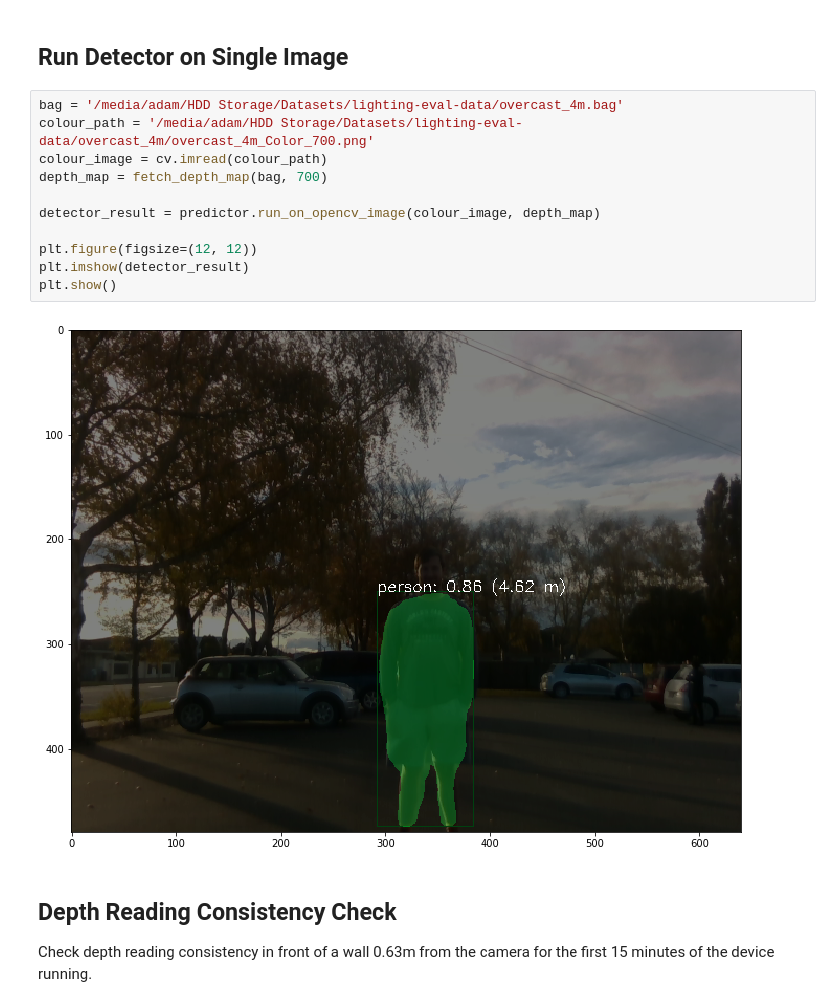
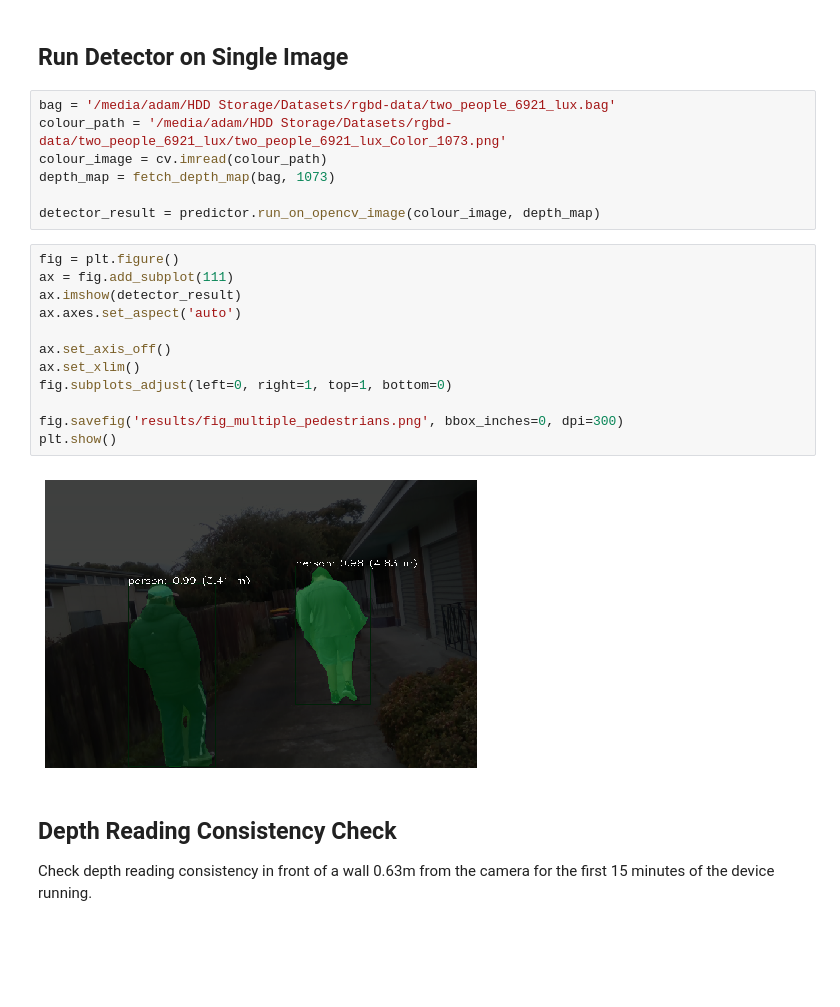
Before and after one commit to adamtupper/pedestrian-proximity-detector, a Jupyter notebook: model_evaluation.ipynb, the cells around one changed output. Saved outputs shown, nothing was run; the diff lists cells and outputs as text; blank space fills up the shorter version.

Commit message:
Run single image detection and save image for multiple pedestrians.

```diff
--- a/model_evaluation.ipynb
+++ b/model_evaluation.ipynb
@@ -298,18 +298,26 @@ plt.show()
 # %% [markdown]
 ## Run Detector on Single Image
 # %%
-bag = '/media/adam/HDD Storage/Datasets/lighting-eval-data/overcast_4m.bag'
-colour_path = '/media/adam/HDD Storage/Datasets/lighting-eval-data/overcast_4m/overcast_4m_Color_700.png'
+bag = '/media/adam/HDD Storage/Datasets/rgbd-data/two_people_6921_lux.bag'
+colour_path = '/media/adam/HDD Storage/Datasets/rgbd-data/two_people_6921_lux/two_people_6921_lux_Color_1073.png'
 colour_image = cv.imread(colour_path)
-depth_map = fetch_depth_map(bag, 700)
+depth_map = fetch_depth_map(bag, 1073)
 
 detector_result = predictor.run_on_opencv_image(colour_image, depth_map)
-
-plt.figure(figsize=(12, 12))
-plt.imshow(detector_result)
-plt.show()
-# %% [output]
-[figure, removed]
+# %%
+fig = plt.figure()
+ax = fig.add_subplot(111)
+ax.imshow(detector_result)
+ax.axes.set_aspect('auto')
+
+ax.set_axis_off()
+ax.set_xlim()
+fig.subplots_adjust(left=0, right=1, top=1, bottom=0)
+
+fig.savefig('results/fig_multiple_pedestrians.png', bbox_inches=0, dpi=300)
+plt.show()
+# %% [output]
+[figure, added]
 # %% [markdown]
 ## Depth Reading Consistency Check
 
```
Also changed, not shown: 1 other file.
